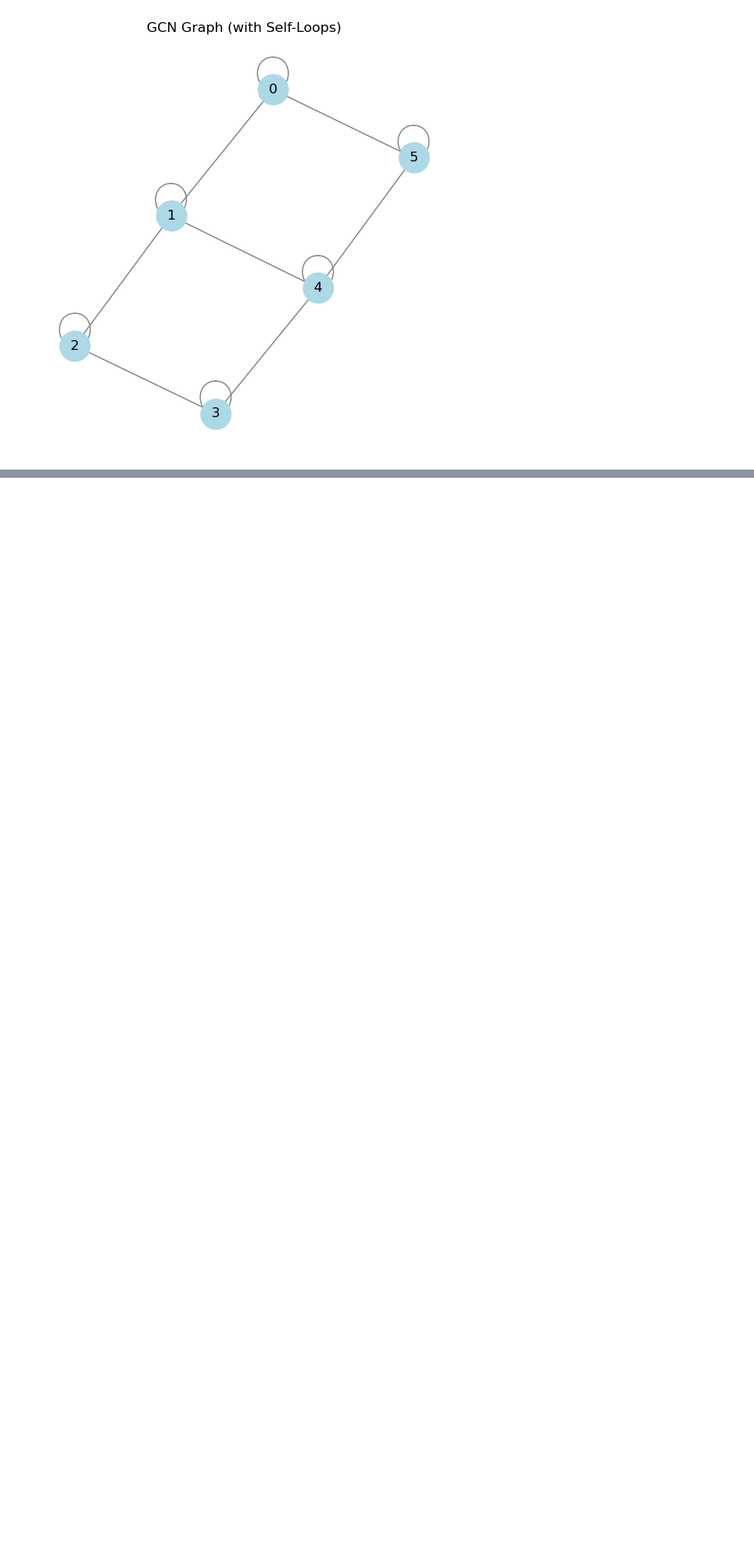
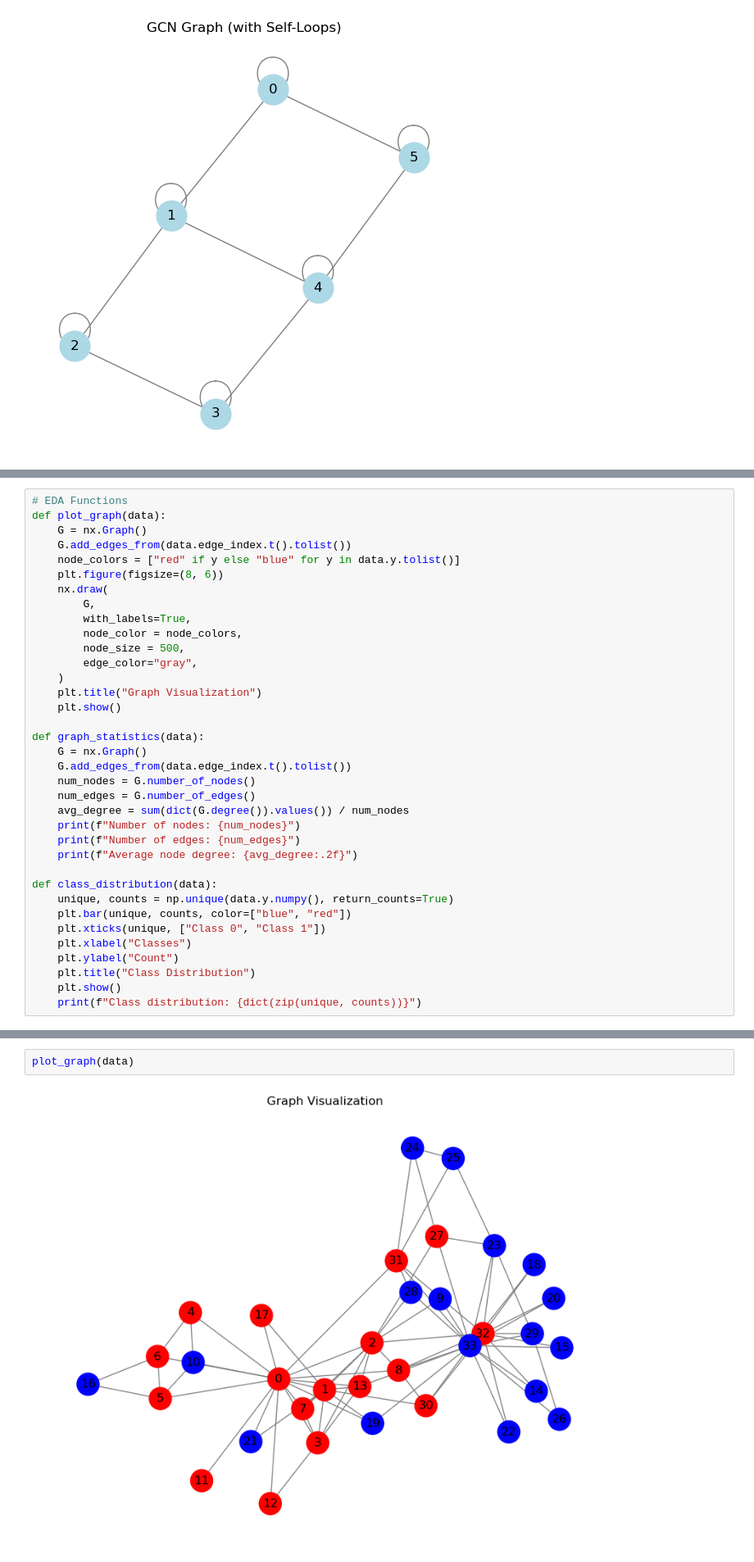
Before and after one commit to DeokhyeonYoon/GNN_Tutorial, a Jupyter notebook: Step4_Graph_Neural_Network.ipynb, the cells around one changed output, grey strips where cells are left out. Shown at 82% size. Saved outputs shown, nothing was run; the diff lists cells and outputs as text; blank space fills up the shorter version.

```diff
--- a/Step4_Graph_Neural_Network.ipynb
+++ b/Step4_Graph_Neural_Network.ipynb
@@ -427,0 +496,36 @@ plt.show()
+# %%
+# EDA Functions
+def plot_graph(data):
+    G = nx.Graph()
+    G.add_edges_from(data.edge_index.t().tolist())
+    node_colors = ["red" if y else "blue" for y in data.y.tolist()]
+    plt.figure(figsize=(8, 6))
+    nx.draw(
+        G,
+        with_labels=True,
+        node_color = node_colors,
+        node_size = 500,
+        edge_color="gray",
+    )
+    plt.title("Graph Visualization")
+    plt.show()
+
+def graph_statistics(data):
+    G = nx.Graph()
+    G.add_edges_from(data.edge_index.t().tolist())
+    num_nodes = G.number_of_nodes()
+    num_edges = G.number_of_edges()
+    avg_degree = sum(dict(G.degree()).values()) / num_nodes
+    print(f"Number of nodes: {num_nodes}")
+    print(f"Number of edges: {num_edges}")
+    print(f"Average node degree: {avg_degree:.2f}")
+
+def class_distribution(data):
+    unique, counts = np.unique(data.y.numpy(), return_counts=True)
+    plt.bar(unique, counts, color=["blue", "red"])
+    plt.xticks(unique, ["Class 0", "Class 1"])
+    plt.xlabel("Classes")
+    plt.ylabel("Count")
+    plt.title("Class Distribution")
+    plt.show()
+    print(f"Class distribution: {dict(zip(unique, counts))}")
@@ -427,0 +538,4 @@ plt.show()
+# %%
+plot_graph(data)
+# %% [output]
+[figure, added]
```
Also changed, not shown: parts of 11 cells of this notebook.
